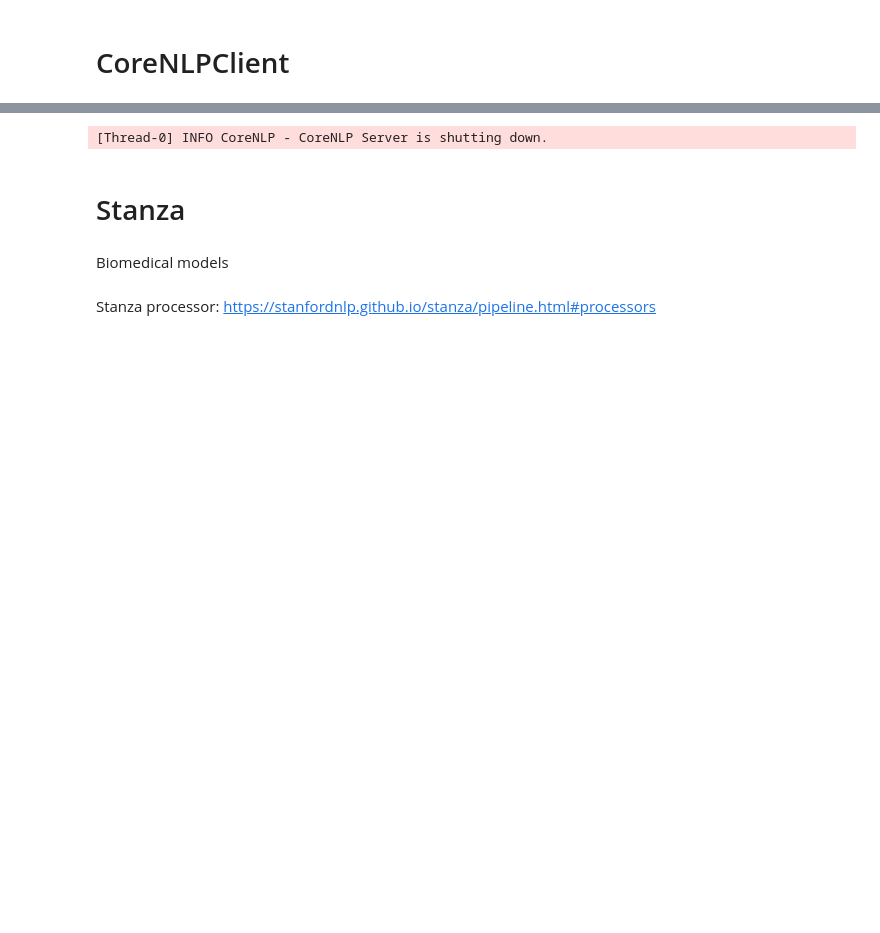
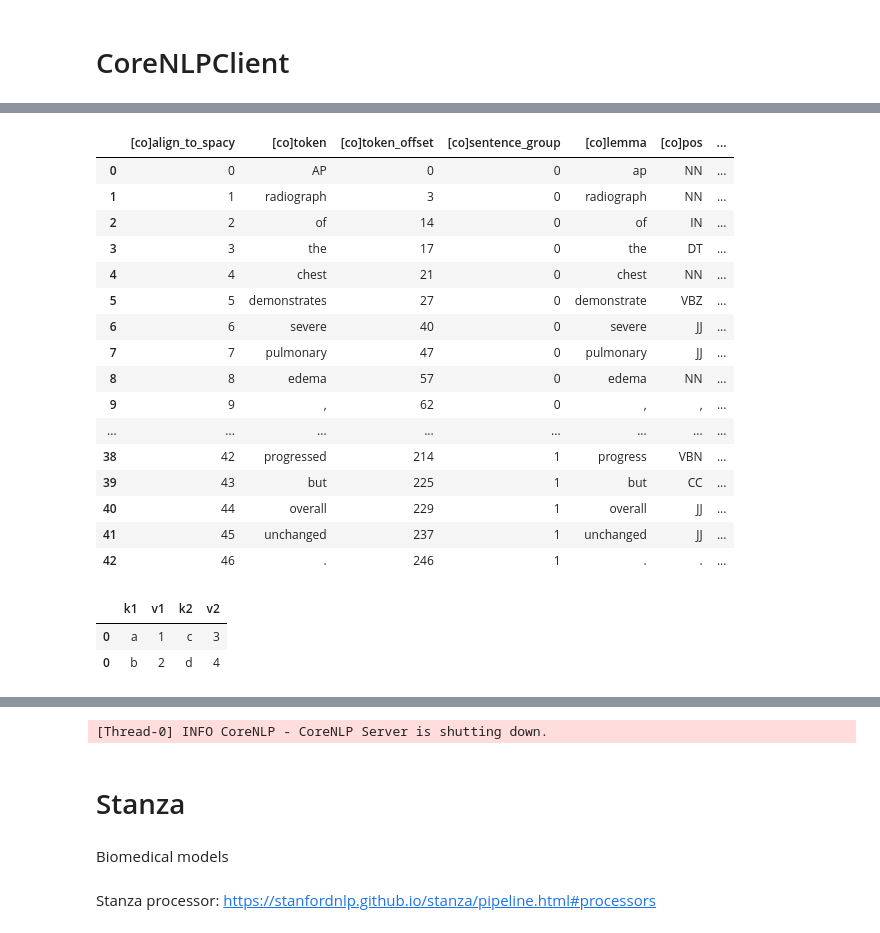
Before and after one commit to yxliao95/structured_reporting, a Jupyter notebook: notebook/2_IE_CoreNLP_test.ipynb, the cells around one changed output, grey strips where cells are left out. Cells and saved outputs as stored; diff of their text form; code cells hidden in the pictures; blank space fills up the shorter version.

```diff
--- a/notebook/2_IE_CoreNLP_test.ipynb
+++ b/notebook/2_IE_CoreNLP_test.ipynb
@@ -150,10 +132,2 @@ client.ensure_alive()
 [main] INFO CoreNLP - Starting server...
 [main] INFO CoreNLP - StanfordCoreNLPServer listening at /0.0.0.0:8802
-# %%
-import requests
-request_url = 'http://0.0.0.0:8802/'
-target_sid = ['s51791511']
-for sid in target_sid:
-    t = impression_list[id_list.index(sid)]
-    corenlp_out_jsonStr = requests.post(request_url, data=t.encode()).text
-    json.loads(corenlp_out_jsonStr)
@@ -162,0 +275,21 @@ AP chest reviewed in the absence of prior chest radiographs, at 9:20 a.m., a fol
+# %%
+len(df_corenlp.index)
+df_corenlp
+# %% [output]
+|  | [co]align_to_spacy | [co]token | [co]token_offset | [co]sentence_group | [co]lemma | [co]pos | ... |
+| 0 | 0 | AP | 0 | 0 | ap | NN | ... |
+| 1 | 1 | radiograph | 3 | 0 | radiograph | NN | ... |
+| 2 | 2 | of | 14 | 0 | of | IN | ... |
+| 3 | 3 | the | 17 | 0 | the | DT | ... |
+| 4 | 4 | chest | 21 | 0 | chest | NN | ... |
+| 5 | 5 | demonstrates | 27 | 0 | demonstrate | VBZ | ... |
+| 6 | 6 | severe | 40 | 0 | severe | JJ | ... |
+| 7 | 7 | pulmonary | 47 | 0 | pulmonary | JJ | ... |
+| 8 | 8 | edema | 57 | 0 | edema | NN | ... |
+| 9 | 9 | , | 62 | 0 | , | , | ... |
+| ... | ... | ... | ... | ... | ... | ... | ... |
+| 38 | 42 | progressed | 214 | 1 | progress | VBN | ... |
+| 39 | 43 | but | 225 | 1 | but | CC | ... |
+| 40 | 44 | overall | 229 | 1 | overall | JJ | ... |
+| 41 | 45 | unchanged | 237 | 1 | unchanged | JJ | ... |
+| 42 | 46 | . | 246 | 1 | . | . | ... |
@@ -162,0 +301,6 @@ AP chest reviewed in the absence of prior chest radiographs, at 9:20 a.m., a fol
+# %%
+pd.concat([df1, df2], axis=1)
+# %% [output]
+|  | k1 | v1 | k2 | v2 |
+| 0 | a | 1 | c | 3 |
+| 0 | b | 2 | d | 4 |
```
Also changed, not shown: parts of 21 cells of this notebook, 20 other files.
